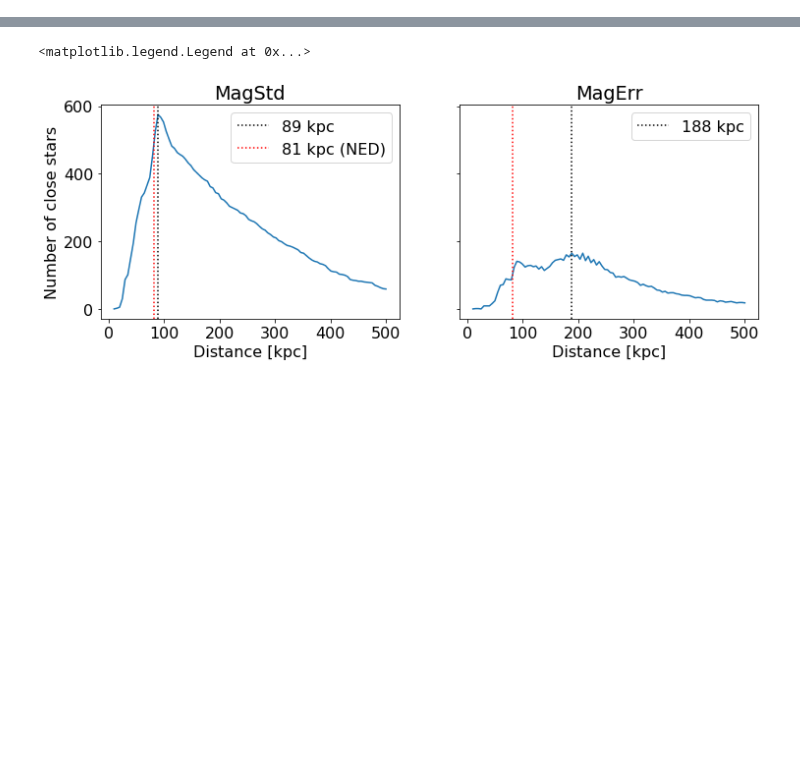
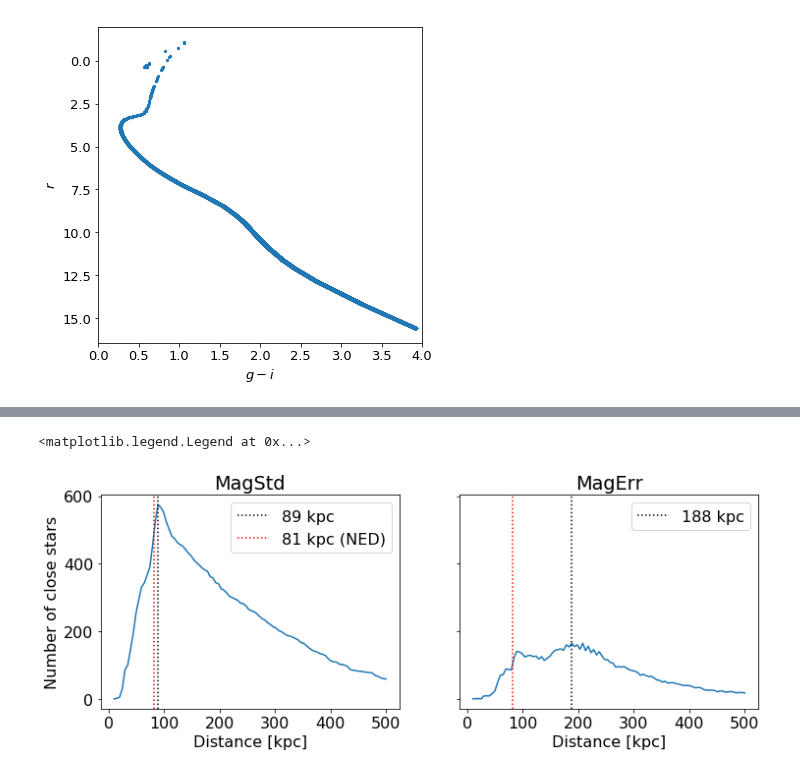
Before and after one commit to ddefelip/galfahi, a Jupyter notebook: isochrone_fitting.ipynb, the cells around one changed output, grey strips where cells are left out. Cells and saved outputs as stored; diff of their text form; code cells hidden in the pictures; blank space fills up the shorter version.

Commit message:
attempt at sampling isochrone

```diff
--- a/isochrone_fitting.ipynb
+++ b/isochrone_fitting.ipynb
@@ -236,6 +236,36 @@ def fit_two_isochrones(table,isochrone1,isochrone2,distance=distance,
                                        2.5**(-isochrone2[mag]))[close2])#[which_stages2])
             numclosestars[j] += weights[i]*max(most_likely1,most_likely2)
     return numclosestars
+# %%
+isoch = load_isochrone(name='t=10Gyr_Fe=-1.0.dat')
+population = np.random.uniform(isoch['int_IMF'].min(),isoch['int_IMF'].max(),20000)
+star_inds = np.searchsorted(isoch['int_IMF'],population)
+# %%
+newmag = np.zeros(len(population))
+newcol = np.zeros(len(population))
+for i in range(len(population)):
+    int_IMF_range = isoch['int_IMF'][star_inds[i]]-isoch['int_IMF'][star_inds[i]-1]
+    rmag_range = isoch['r'][star_inds[i]]-isoch['r'][star_inds[i]-1]
+    gmag_range = isoch['g'][star_inds[i]]-isoch['g'][star_inds[i]-1]
+    imag_range = isoch['i'][star_inds[i]]-isoch['i'][star_inds[i]-1]
+
+    frac = (population[i]-isoch['int_IMF'][star_inds[i]-1])/int_IMF_range
+
+    newmag[i] = isoch['r'][star_inds[i]-1] + frac*(rmag_range)
+    newcol0 = isoch['g'][star_inds[i]-1] + frac*(gmag_range)
+    newcol1 = isoch['i'][star_inds[i]-1] + frac*(imag_range)
+    newcol[i] = newcol0 - newcol1
+
+f = pl.figure(figsize=(6,6))
+pl.scatter(newcol,newmag,s=5)
+pl.gca().invert_yaxis()
+pl.xlim(0,4)
+pl.ylabel(r'$r$')
+pl.xlabel(r'$g-i$')
+pl.gcf().subplots_adjust(left=0.15,bottom=0.15)
+pl.savefig('sampled_isochrone.png')
+# %% [output]
+[figure, added]
 # %%
 ## Do isochrone fit for desired sources ##
 
```
